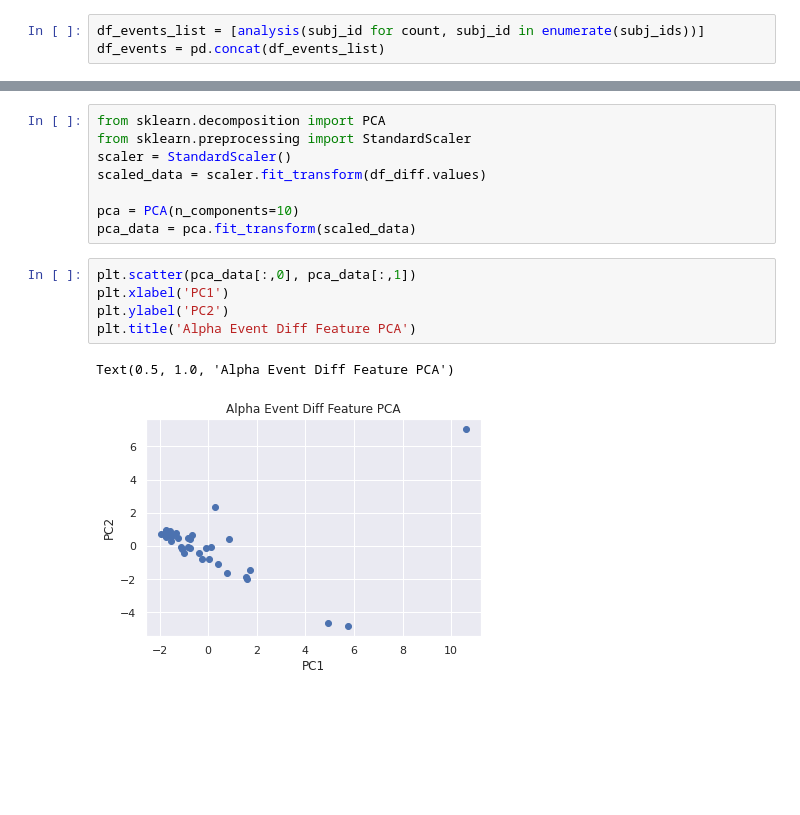
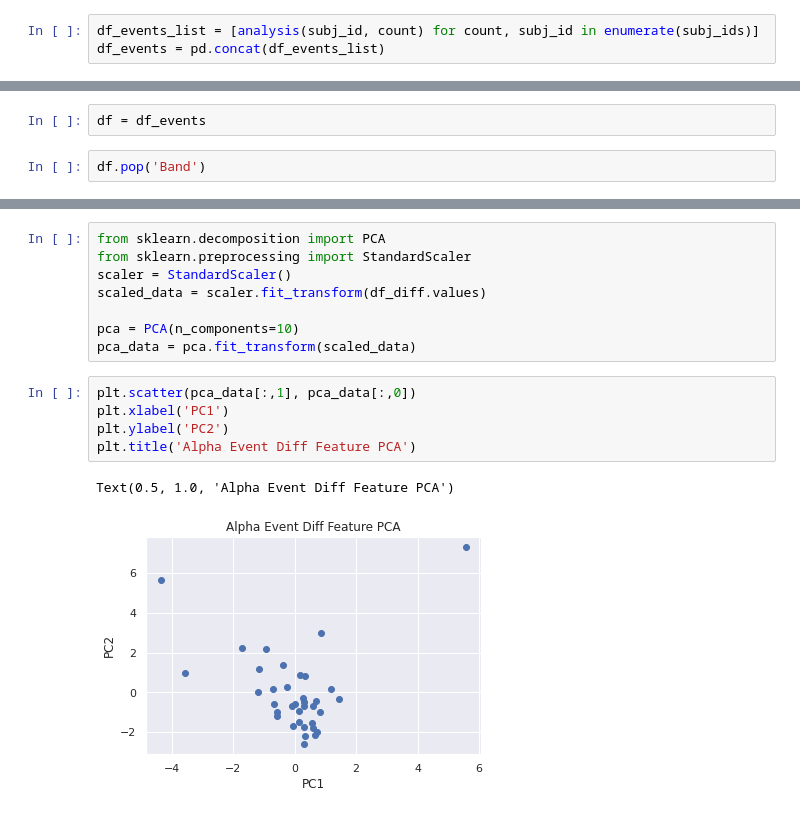
Before and after one commit to ntolley/biomag_spectral_events, a Jupyter notebook: spectral_events.ipynb, the cells around one changed output, grey strips where cells are left out. Drawn from its saved outputs; the diff is of its cells as text; blank space fills up the shorter version.

Commit message:
Plot alpha event diff PCA

```diff
--- a/spectral_events.ipynb
+++ b/spectral_events.ipynb
@@ -138,5 +138,5 @@ def spectral_events_df(raw_data, subj_id):
         df_list.append(df_temp)
     return df_list
 # %%
-df_events_list = [analysis(subj_id for count, subj_id in enumerate(subj_ids))]
+df_events_list = [analysis(subj_id, count) for count, subj_id in enumerate(subj_ids)]
 df_events = pd.concat(df_events_list)
@@ -142,0 +147,4 @@ df_events = pd.concat(df_events_list)
+# %%
+df = df_events
+# %%
+df.pop('Band')
@@ -160,10 +181,10 @@ scaled_data = scaler.fit_transform(df_diff.values)
 pca = PCA(n_components=10)
 pca_data = pca.fit_transform(scaled_data)
 # %%
-plt.scatter(pca_data[:,0], pca_data[:,1])
+plt.scatter(pca_data[:,1], pca_data[:,0])
 plt.xlabel('PC1')
 plt.ylabel('PC2')
 plt.title('Alpha Event Diff Feature PCA')
 # %% [output]
 Text(0.5, 1.0, 'Alpha Event Diff Feature PCA')
-[figure, old version]
+[figure, new version]
```
Also changed, not shown: parts of 7 cells of this notebook.
